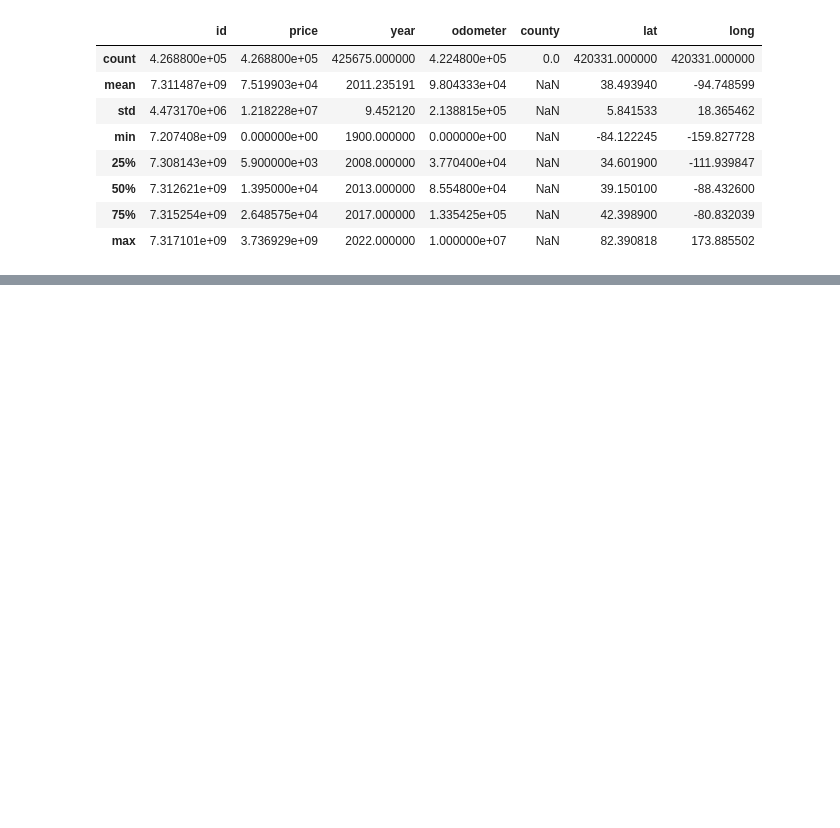
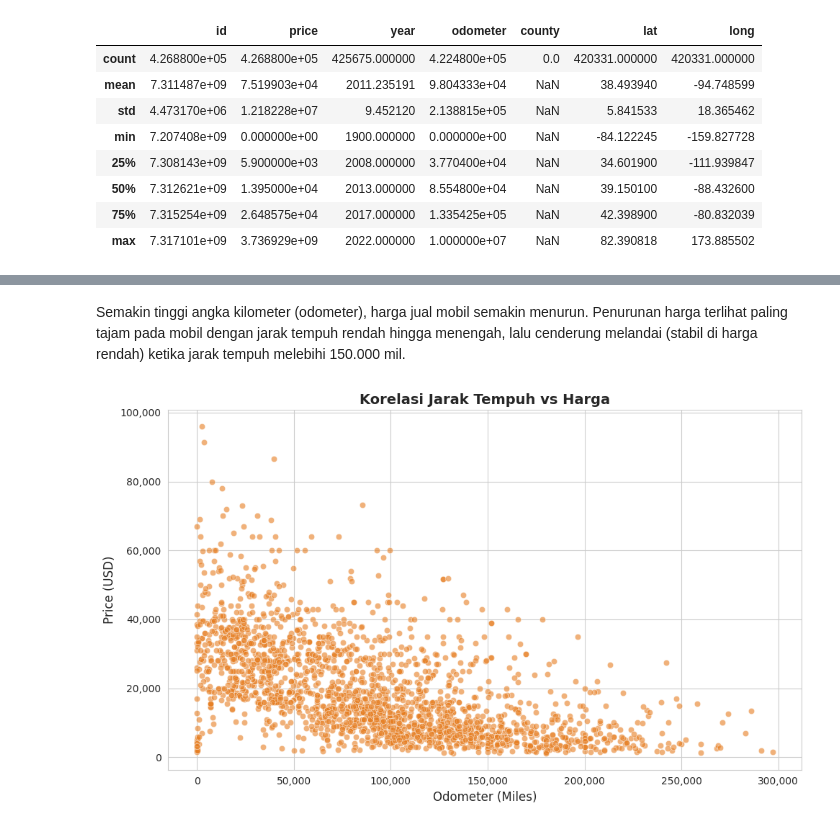
Before and after one commit to FerrelNW/used_car_price_analysis, a Jupyter notebook: used_car_price_analysis.ipynb, the cells around one changed output, grey strips where cells are left out. Saved outputs shown, nothing was run; the diff lists cells and outputs as text; code cells hidden in the pictures; blank space fills up the shorter version.

```diff
--- a/used_car_price_analysis.ipynb
+++ b/used_car_price_analysis.ipynb
@@ -525,0 +182,21 @@ plt.show();
+# %% [markdown]
+Semakin tinggi angka kilometer (odometer), harga jual mobil semakin menurun. Penurunan harga terlihat paling tajam pada mobil dengan jarak tempuh rendah hingga menengah, lalu cenderung melandai (stabil di harga rendah) ketika jarak tempuh melebihi 150.000 mil.
+# %%
+# Odometer vs Price
+fig, ax = plt.subplots(figsize=(10, 6))
+
+sns.scatterplot(data=df_clean.sample(2000, random_state=42),
+                x='odometer', y='price',
+                alpha=0.6, color='#e67e22', ax=ax)
+
+ax.set_title('Korelasi Jarak Tempuh vs Harga', fontweight='bold')
+ax.set_xlabel('Odometer (Miles)')
+ax.set_ylabel('Price (USD)')
+
+ax.xaxis.set_major_formatter(ticker.StrMethodFormatter('{x:,.0f}'))
+ax.yaxis.set_major_formatter(ticker.StrMethodFormatter('{x:,.0f}'))
+
+plt.tight_layout()
+plt.show()
+# %% [output]
+[figure, added]
```
Also changed, not shown: parts of 55 cells of this notebook, 1 other file.
